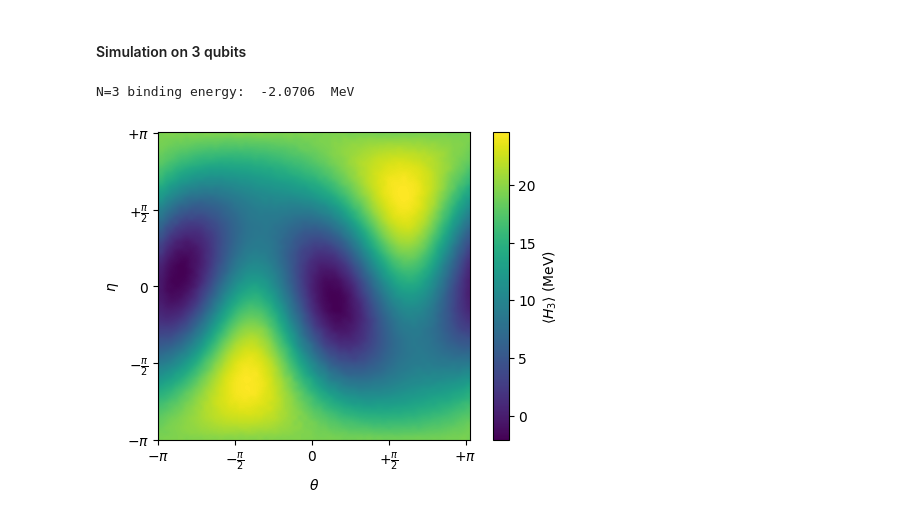
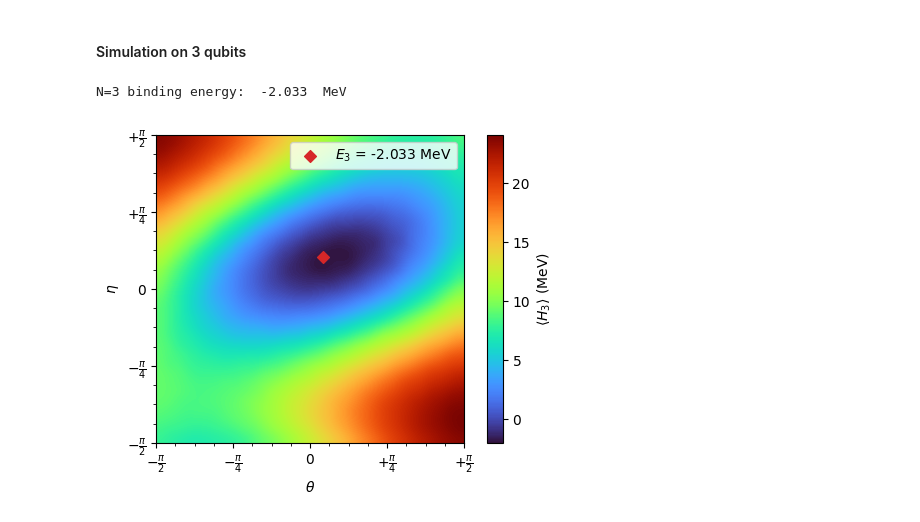
Before and after one commit to diegoscantam/2qubits, a Jupyter notebook: deuteron.ipynb, the cells around one changed output. Cells and saved outputs as stored; diff of their text form; code cells hidden in the pictures.

```diff
--- a/deuteron.ipynb
+++ b/deuteron.ipynb
@@ -402,8 +408,8 @@ N=2 binding energy:  -1.7525  +-  0.0304  MeV
 # Number of runs per simulation
 shots = 10000
 
-theta = np.arange(-3.14,3.14,0.1)
-eta = np.arange(-3.14,3.14,0.1)
+theta = np.arange(-3.14/2.,3.14/2. + 0.1, 0.1)
+eta = np.arange(-3.14/2.,3.14/2. + 0.1, 0.1)
 exp_val_3 = np.empty((len(theta), len(eta)))
 dexp_val_3 = np.empty(len(theta))
 for kk in range(0, len(theta)):
@@ -460,58 +466,61 @@ for kk in range(0, len(theta)):
 
         # Calculate expectation values
         exp_IIZ = (counts_ZZZ['110'] + counts_ZZZ['100'] + counts_ZZZ['010'] + counts_ZZZ['000'] \
                    -counts_ZZZ['111'] - counts_ZZZ['101'] - counts_ZZZ['011'] - counts_ZZZ['001'] )/shots
         exp_IZI = (counts_ZZZ['000'] + counts_ZZZ['100'] + counts_ZZZ['001'] + counts_ZZZ['101'] \
                    -counts_ZZZ['010'] - counts_ZZZ['110'] - counts_ZZZ['011'] - counts_ZZZ['111'] )/shots
         exp_ZII = (counts_ZZZ['000'] + counts_ZZZ['001'] + counts_ZZZ['011'] + counts_ZZZ['010'] \
                    -counts_ZZZ['100'] - counts_ZZZ['101'] - counts_ZZZ['111'] - counts_ZZZ['110'] )/shots
         exp_IZZ = (counts_ZZZ['000'] + counts_ZZZ['011'] + counts_ZZZ['100'] + counts_ZZZ['111'] \
                    -counts_ZZZ['001'] - counts_ZZZ['010'] - counts_ZZZ['101'] - counts_ZZZ['110'] )/shots
         exp_IXX = (counts_XXX['000'] + counts_XXX['011'] + counts_XXX['100'] + counts_XXX['111'] \
                    -counts_XXX['001'] - counts_XXX['010'] - counts_XXX['101'] - counts_XXX['110'] )/shots
         exp_IYY = (counts_YYY['000'] + counts_YYY['011'] + counts_YYY['100'] + counts_YYY['111'] \
                    -counts_YYY['001'] - counts_YYY['010'] - counts_YYY['101'] - counts_YYY['110'] )/shots
         exp_XXI = (counts_XXX['000'] + counts_XXX['110'] + counts_XXX['001'] + counts_XXX['111'] \
                    -counts_XXX['100'] - counts_XXX['010'] - counts_XXX['101'] - counts_XXX['011'] )/shots
         exp_YYI = (counts_YYY['000'] + counts_YYY['110'] + counts_YYY['001'] + counts_YYY['111'] \
                    -counts_YYY['100'] - counts_YYY['010'] - counts_YYY['101'] - counts_YYY['011'] )/shots
 
         exp_val_3[kk][jj] = 15.531709 + (0.218291 * exp_IIZ) - (6.125 * exp_IZI) - 2.143304*(exp_IXX + exp_IYY) \
                             -9.625*exp_ZII - 3.913119*(exp_XXI +exp_YYI)
         #var_counts = 5.906709**2 + 2*5.906709*0.218291*exp_IIZ +\
         #            (-2)*5.906709*6.125*exp_IZI -2*2.143304*5.906709*(exp_IXX + exp_IYY) +\
         #            0.218291**2 - 2*0.218291*6.125*exp_IZZ + 6.125**2 + 2*(2.143304**2) \
         #            + 2*9.625*(0.218291*exp_IIZ - 6.125*exp_IZI + 5.906709 -2.143304*(exp_IXX + exp_IYY)) + ...
 
 
 E_3 = exp_val_3.min()
 print('N=3 binding energy: ', round(E_3,4), ' MeV') #, ' +- ', round(dE_2,4), ' MeV')
+# Plot
+cmap = mpl.cm.turbo
+cmap2 = plt.get_cmap('tab20')
+w = 6
+h = 4
+fontsize = 12
+fig = plt.figure(figsize=(w,h))
+ax = fig.add_subplot(111)
+extent = [theta.min(),-theta.min(),eta.min(),-eta.min()]
+exp_val_3T = exp_val_3.T
+img = ax.imshow(exp_val_3T, extent=extent, cmap=cmap, interpolation='bicubic', origin='lower')
+fig.colorbar(img, label = '$\\langle H_3 \\rangle$ (MeV)')
+lbl = '$E_3$ = ' + str(round(E_3,4)) + ' MeV'
+plt.scatter(theta[np.where(exp_val_3T==E_3)[1]], eta[np.where(exp_val_3T==E_3)[0]] , marker = 'D', color = cmap2(6), zorder = 3, label = lbl)
+# ticks
+unit = 0.25
+x_tick = np.arange(-0.5, +0.5 + unit, unit)
+x_label = [r'$-\frac{\pi}{2} $', r'$-\frac{\pi}{4}$', r'$0$', r'$+\frac{\pi}{4}$', r'$+\frac{\pi}{2}$']
+ax.set_xticks(x_tick * pi)
+ax.set_xticklabels(x_label, fontsize=10)
+y_tick = np.arange(-0.5, +0.5 + unit, unit)
+y_label = [r'$-\frac{\pi}{2} $', r'$-\frac{\pi}{4}$', r'$0$', r'$+\frac{\pi}{4}$', r'$+\frac{\pi}{2}$']
+ax.set_yticks(y_tick * pi)
+ax.set_yticklabels(y_label, fontsize=10)
+ax.minorticks_on()
+plt.legend()
+plt.xlabel("$\\theta$")
+plt.ylabel("$\\eta$")
+plt.show()
 # %% [output]
-N=3 binding energy:  -2.0706  MeV
+N=3 binding energy:  -2.033  MeV
+[figure, added]
-# %%
-import matplotlib as mpl
-cmap = mpl.cm.viridis
-w = 6
-h = 4
-fontsize = 12
-fig = plt.figure(figsize=(w,h))
-ax = fig.add_subplot(111)
-extent = [theta.min(),theta.max()+0.1,eta.min(),eta.max()+0.1]
-img = ax.imshow(exp_val_3, extent=extent, cmap=cmap, interpolation='catrom')
-fig.colorbar(img, label = '$\\langle H_3 \\rangle$ (MeV)')
-# ticks
-unit = 0.5
-x_tick = np.arange(-1, +1 + unit, unit)
-x_label = [r'$-\pi $', r'$-\frac{\pi}{2}$', r'$0$', r'$+\frac{\pi}{2}$', r'$+\pi$']
-ax.set_xticks(x_tick * pi)
-ax.set_xticklabels(x_label, fontsize=10)
-y_tick = np.arange(-1, +1 + unit, unit)
-y_label = [r'$-\pi $', r'$-\frac{\pi}{2}$', r'$0$', r'$+\frac{\pi}{2}$', r'$+\pi$']
-ax.set_yticks(y_tick * pi)
-ax.set_yticklabels(y_label, fontsize=10)
-
-plt.xlabel("$\\theta$")
-plt.ylabel("$\\eta$")
-plt.show()
-# %% [output]
-[figure, removed]
```
Also changed, not shown: parts of 4 cells of this notebook.
